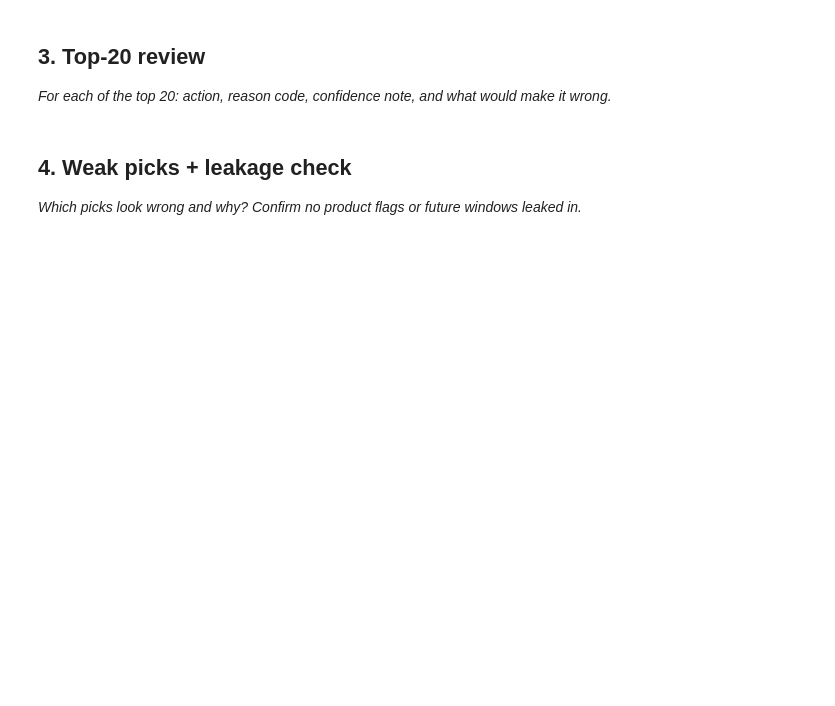
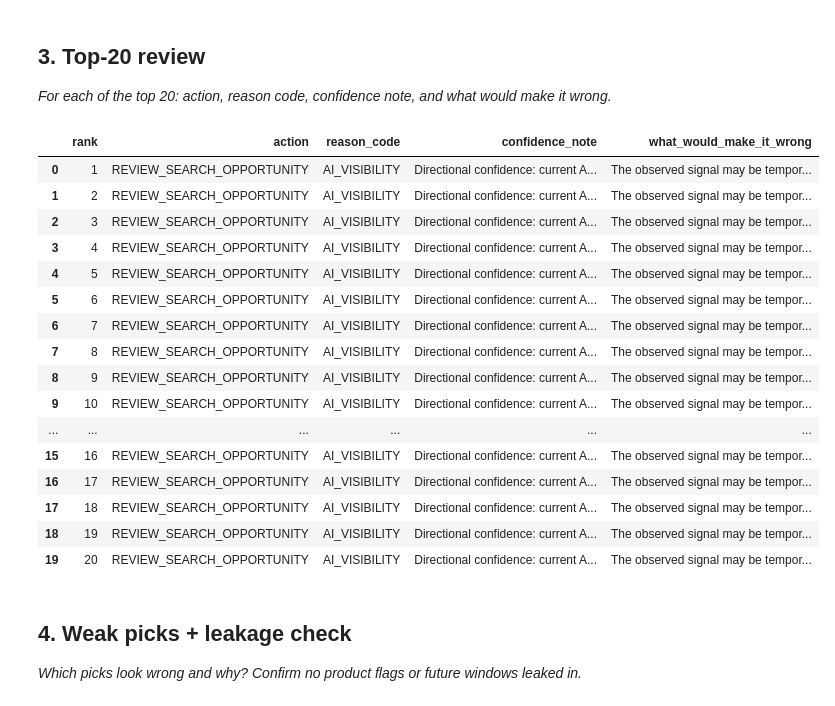
Before and after one commit to Zohaibarif69/flyrank-ml-work, a Jupyter notebook: work/notebooks/w04_baseline_score.ipynb, the cells around one changed output. Saved outputs shown, nothing was run; the diff lists cells and outputs as text; code cells hidden in the pictures; blank space fills up the shorter version.

```diff
--- a/work/notebooks/w04_baseline_score.ipynb
+++ b/work/notebooks/w04_baseline_score.ipynb
@@ -30,3 +295,54 @@ This skeleton is yours to fill. Work the sections **in order** — each one has
+# %%
+# ML-07 — Top-20 review
+
+top20 = queue.head(20).copy()
+
+top20["confidence_note"] = top20.apply(
+    lambda row:
+        "Higher confidence: strong observed search visibility and weak CTR."
+        if row["reason_code"] == "HIGH_VISIBILITY_LOW_CTR"
+        else
+        "Directional confidence: current AI referral activity is observed."
+        if row["reason_code"] == "AI_VISIBILITY"
+        else
+        "Lower confidence: simple baseline signal.",
+    axis=1
+)
+
+top20["what_would_make_it_wrong"] = (
+    "The observed signal may be temporary, affected by query mix, "
+    "tracking differences, or may not represent an actionable opportunity."
+)
+
+display(
+    top20[
+        [
+            "rank",
+            "action",
+            "reason_code",
+            "confidence_note",
+            "what_would_make_it_wrong"
+        ]
+    ]
+)
+# %% [output]
+|  | rank | action | reason_code | confidence_note | what_would_make_it_wrong |
+| 0 | 1 | REVIEW_SEARCH_OPPORTUNITY | AI_VISIBILITY | Directional confidence: current A... | The observed signal may be tempor... |
+| 1 | 2 | REVIEW_SEARCH_OPPORTUNITY | AI_VISIBILITY | Directional confidence: current A... | The observed signal may be tempor... |
+| 2 | 3 | REVIEW_SEARCH_OPPORTUNITY | AI_VISIBILITY | Directional confidence: current A... | The observed signal may be tempor... |
+| 3 | 4 | REVIEW_SEARCH_OPPORTUNITY | AI_VISIBILITY | Directional confidence: current A... | The observed signal may be tempor... |
+| 4 | 5 | REVIEW_SEARCH_OPPORTUNITY | AI_VISIBILITY | Directional confidence: current A... | The observed signal may be tempor... |
+| 5 | 6 | REVIEW_SEARCH_OPPORTUNITY | AI_VISIBILITY | Directional confidence: current A... | The observed signal may be tempor... |
+| 6 | 7 | REVIEW_SEARCH_OPPORTUNITY | AI_VISIBILITY | Directional confidence: current A... | The observed signal may be tempor... |
+| 7 | 8 | REVIEW_SEARCH_OPPORTUNITY | AI_VISIBILITY | Directional confidence: current A... | The observed signal may be tempor... |
+| 8 | 9 | REVIEW_SEARCH_OPPORTUNITY | AI_VISIBILITY | Directional confidence: current A... | The observed signal may be tempor... |
+| 9 | 10 | REVIEW_SEARCH_OPPORTUNITY | AI_VISIBILITY | Directional confidence: current A... | The observed signal may be tempor... |
+| ... | ... | ... | ... | ... | ... |
+| 15 | 16 | REVIEW_SEARCH_OPPORTUNITY | AI_VISIBILITY | Directional confidence: current A... | The observed signal may be tempor... |
+| 16 | 17 | REVIEW_SEARCH_OPPORTUNITY | AI_VISIBILITY | Directional confidence: current A... | The observed signal may be tempor... |
+| 17 | 18 | REVIEW_SEARCH_OPPORTUNITY | AI_VISIBILITY | Directional confidence: current A... | The observed signal may be tempor... |
+| 18 | 19 | REVIEW_SEARCH_OPPORTUNITY | AI_VISIBILITY | Directional confidence: current A... | The observed signal may be tempor... |
+| 19 | 20 | REVIEW_SEARCH_OPPORTUNITY | AI_VISIBILITY | Directional confidence: current A... | The observed signal may be tempor... |
 # %% [markdown]
 ## 4. Weak picks + leakage check
 
```
Also changed, not shown: parts of 12 cells of this notebook, 2 other files.
